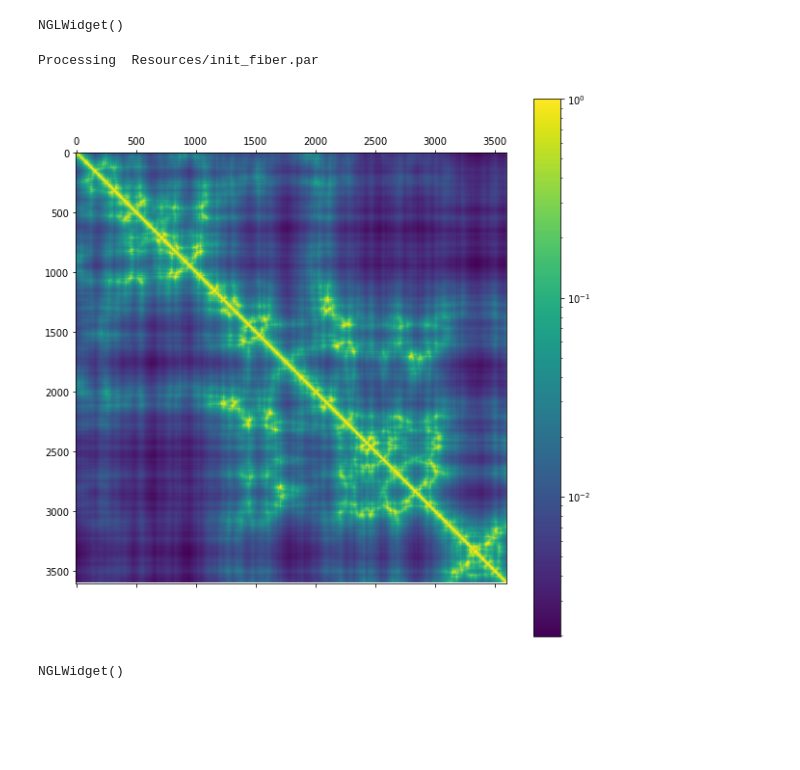
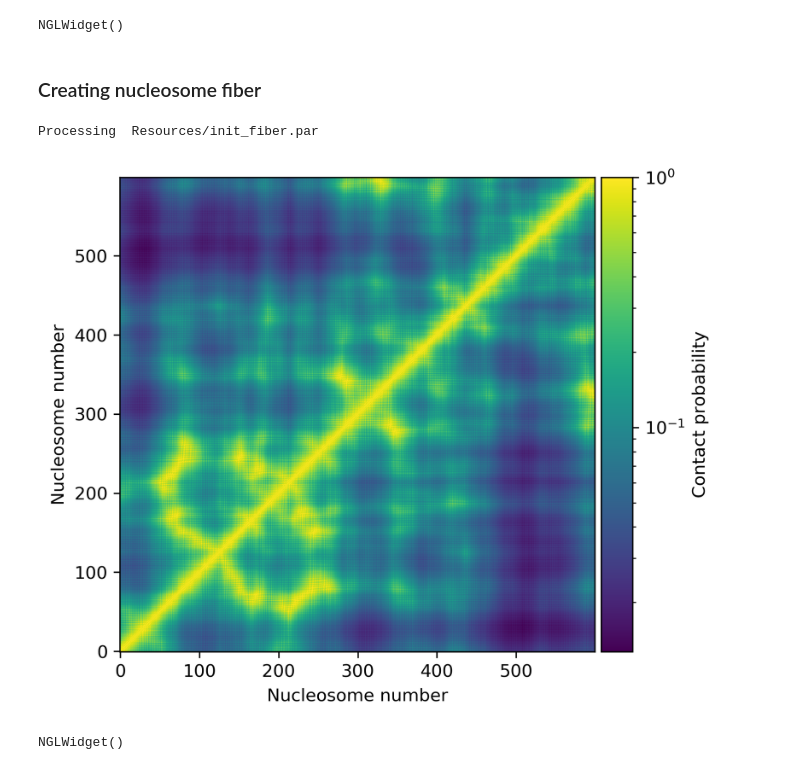
Before and after one commit to intbio/PyNAMod, a Jupyter notebook: Examples/real_space_to_step_params.ipynb, the cells around one changed output. Drawn from its saved outputs; the diff is of its cells as text; code cells hidden in the pictures; blank space fills up the shorter version.

```diff
--- a/Examples/real_space_to_step_params.ipynb
+++ b/Examples/real_space_to_step_params.ipynb
@@ -155,10 +155,12 @@ view.shape.add_arrow(calcO2.tolist(),(calcO2 + 40*calcR2[2]).tolist(),[0,0,1],3)
 view
 # %% [output]
 NGLWidget()
+# %% [markdown]
+### Creating nucleosome fiber
 # %%
 header,pairtypes,full_par_frame=parse_bp_par_file('Resources/init_fiber.par')
-full_par_frame=np.tile(full_par_frame,(300,1))
-N=12*300
+full_par_frame=np.tile(full_par_frame,(50,1))
+N=12*50
 nps_length=147
 linker_length=40
 from pynamod.utils import get_movable_steps
@@ -179,19 +181,32 @@ for i in (nps_length+linker_length)* np.arange(N)+73+linker_length:
     mat,ori=get_obj_orientation_and_location(R1,o1,R2,of_vec)
     beads.extend(ori)
 octamers=np.array(beads).reshape((-1,3))
-from scipy.spatial.distance import cdist
-import matplotlib.pyplot as plt
-from matplotlib.colors import LogNorm
-plt.rcParams['figure.figsize'] = [10, 10]
-distances=cdist(octamers,octamers)
-
-contact_dist=500
-plt.matshow(1/(1+(distances/contact_dist)**2),norm=LogNorm())
-plt.colorbar()
-plt.show()
 # %% [output]
 Processing  Resources/init_fiber.par
-[figure, removed]
+# %%
+from scipy.spatial.distance import cdist
+import matplotlib.pyplot as plt
+from matplotlib.colors import LogNorm
+distances=cdist(octamers,octamers)
+
+contact_dist=500
+
+fig = plt.figure(figsize=(5,5),dpi=300)
+ax1 = fig.add_subplot(111)
+
+
+
+
+im=ax1.imshow(1/(1+(distances/contact_dist)**2),norm=LogNorm(),origin='lower')
+ax1.set_xlabel(u'Nucleosome number')
+ax1.set_ylabel(u'Nucleosome number')
+cbaxes = fig.add_axes([0.9, 0.125, 0.05, 0.755])
+cb=fig.colorbar(im, cax=cbaxes)
+cb.set_label('Contact probability')
+
+plt.show()
+# %% [output]
+[figure, added]
 # %%
 view=show_ref_frames(bp_frames,arrows=False,diamonds=False,boxes=False)
 view.shape.add_buffer('sphere',position=beads,color=[1,0,0]*(len(beads)//3),radius=[35]*(len(beads)//3))
```
Also changed, not shown: parts of 7 cells of this notebook, 7 other files.
